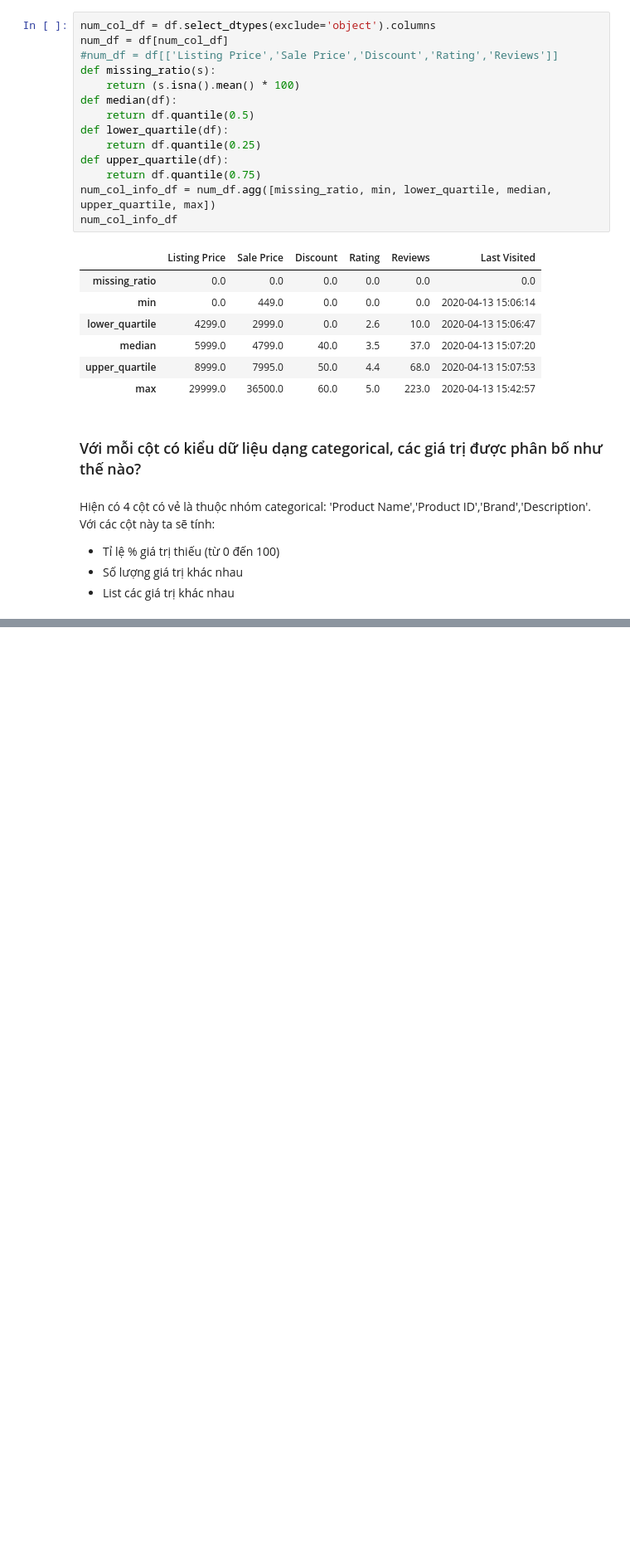
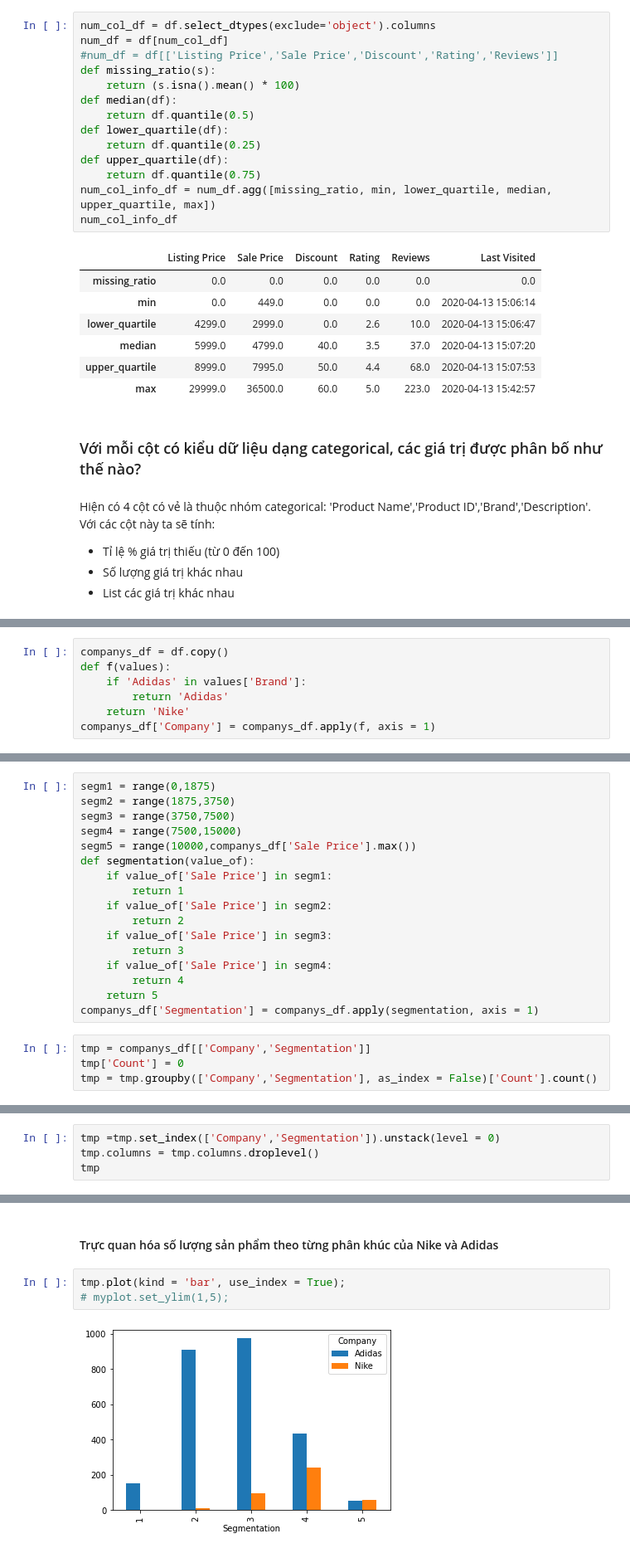
Before and after one commit to tvadiep/Sale-Analysis, a Jupyter notebook: SalesAnalysis.ipynb, the cells around one changed output, grey strips where cells are left out. Shown at 83% size. Saved outputs shown, nothing was run; the diff lists cells and outputs as text; blank space fills up the shorter version.

```diff
--- a/SalesAnalysis.ipynb
+++ b/SalesAnalysis.ipynb
@@ -174,0 +340,7 @@ cate_col_profiles_df
+# %%
+companys_df = df.copy()
+def f(values):
+    if 'Adidas' in values['Brand']:
+        return 'Adidas'
+    return 'Nike'
+companys_df['Company'] = companys_df.apply(f, axis = 1)
@@ -174,0 +349,21 @@ cate_col_profiles_df
+# %%
+segm1 = range(0,1875)
+segm2 = range(1875,3750)
+segm3 = range(3750,7500)
+segm4 = range(7500,15000)
+segm5 = range(10000,companys_df['Sale Price'].max())
+def segmentation(value_of):
+    if value_of['Sale Price'] in segm1:
+        return 1
+    if value_of['Sale Price'] in segm2:
+        return 2
+    if value_of['Sale Price'] in segm3:
+        return 3
+    if value_of['Sale Price'] in segm4:
+        return 4
+    return 5
+companys_df['Segmentation'] = companys_df.apply(segmentation, axis = 1)
+# %%
+tmp = companys_df[['Company','Segmentation']]
+tmp['Count'] = 0
+tmp = tmp.groupby(['Company','Segmentation'], as_index = False)['Count'].count()
@@ -174,0 +376,4 @@ cate_col_profiles_df
+# %%
+tmp =tmp.set_index(['Company','Segmentation']).unstack(level = 0)
+tmp.columns = tmp.columns.droplevel()
+tmp
@@ -174,0 +388,7 @@ cate_col_profiles_df
+# %% [markdown]
+#### Trực quan hóa số lượng sản phẩm theo từng phân khúc của Nike và Adidas
+# %%
+tmp.plot(kind = 'bar', use_index = True);
+# myplot.set_ylim(1,5);
+# %% [output]
+[figure, added]
```
Also changed, not shown: parts of 37 cells of this notebook, 1 other file.
